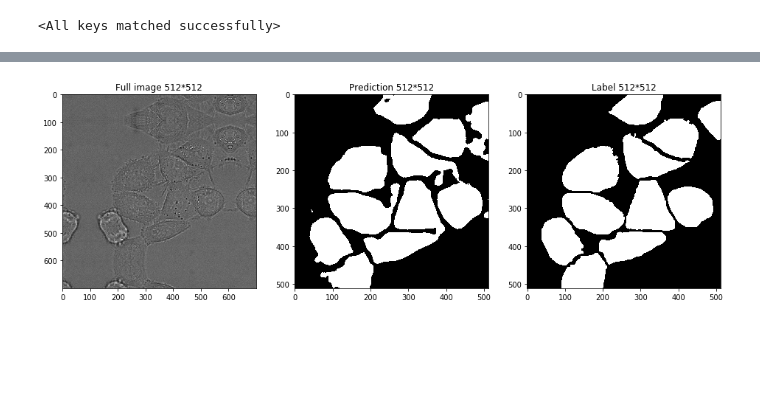
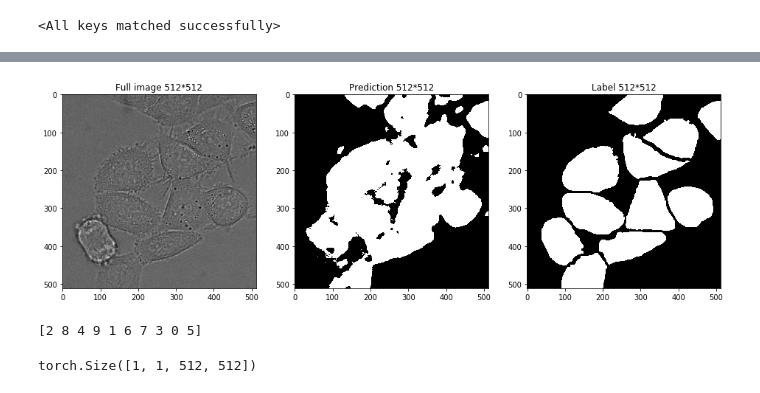
Before and after one commit to nsirons/DL-unet, a Jupyter notebook: main.ipynb, the cells around one changed output, grey strips where cells are left out. Drawn from its saved outputs; the diff is of its cells as text; code cells hidden in the pictures; blank space fills up the shorter version.

```diff
--- a/main.ipynb
+++ b/main.ipynb
@@ -331,6 +353,7 @@ for i in range(1):
 # Testing
 # %%
 NETWORK = 'nb_test/unet_weight_save_5000.pth'
+NETWORK = 'models/DIC-C2DH-HeLa/fold0/models/unet_weight_save_350.pth'
 model_path = os.path.join(CUR_DIR, NETWORK)
 # %%
 if torch.cuda.is_available():
@@ -408,16 +431,25 @@ Testing is finished
 # %%
 for i in range(1):
     fig = plt.figure(figsize=(16,9))
     ax0 = fig.add_subplot(131)
     ax1 = fig.add_subplot(132)
     ax2 = fig.add_subplot(133)
 
-    ax0.imshow(image[0, 0, :, :].detach(), cmap='gray')
+    pad = int((image.shape[-1] - label.shape[-1]) / 2)
+
+    ax0.imshow(image[0, 0, pad:label.shape[-1]+pad, pad:label.shape[-1]+pad:].detach(), cmap='gray')
     ax1.imshow(pred[0, :, :].detach(),  cmap='gray')
     ax2.imshow(label[0, 0, :, :].detach(), cmap='gray')
 
     ax0.set_title('Full image 512*512')
     ax1.set_title('Prediction 512*512')
     ax2.set_title('Label 512*512')
 # %% [output]
-[figure, old version]
+[figure, new version]
+# %%
+np.random.seed(0)
+order = np.arange(10)
+np.random.shuffle(order)
+print(order)
+# %% [output]
+[2 8 4 9 1 6 7 3 0 5]
@@ -423,0 +458,7 @@ for i in range(1):
+# %%
+from functions import weighted_map
+
+w = weighted_map(label, 1)
+print(w.shape)
+# %% [output]
+torch.Size([1, 1, 512, 512])
```
Also changed, not shown: parts of 7 cells of this notebook, 4 other files.
